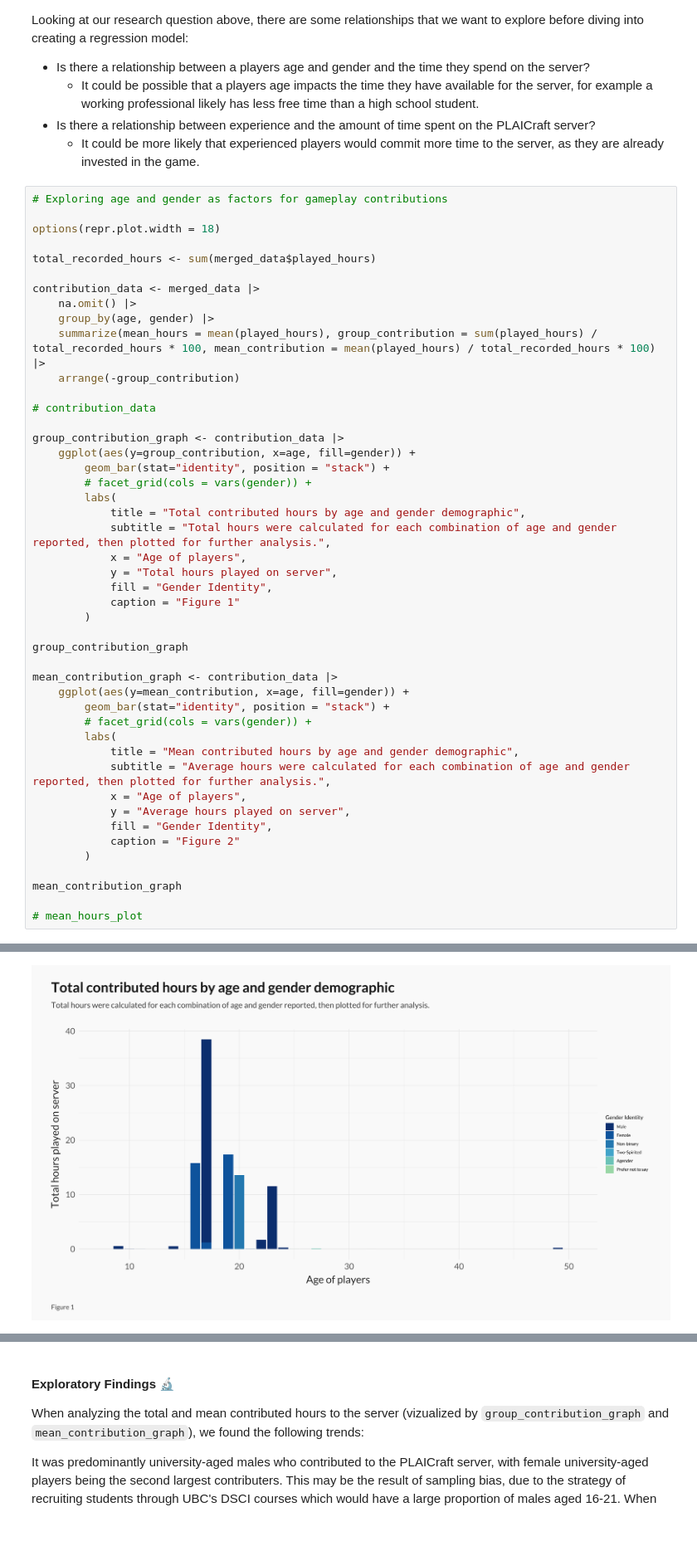
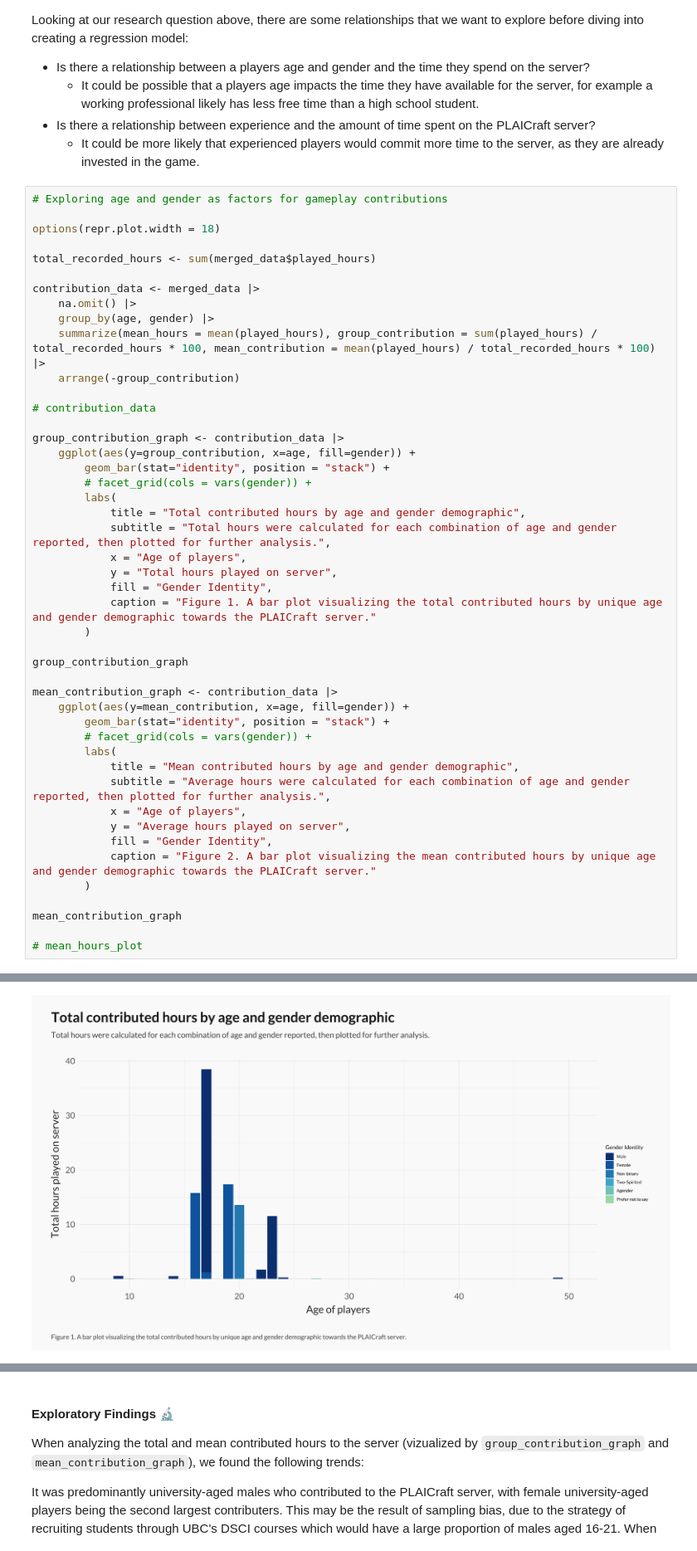
Before and after one commit to liammurray123/DSCI-100-Final-Project, a Jupyter notebook: Analysis.ipynb, the cells around one changed output, grey strips where cells are left out. Shown at 83% size. Saved outputs shown, nothing was run; the diff lists cells and outputs as text.

Commit message:
Added proper citations and references. Started making figure captions.

```diff
--- a/Analysis.ipynb
+++ b/Analysis.ipynb
@@ -368,33 +368,33 @@ group_contribution_graph <- contribution_data |>
         geom_bar(stat="identity", position = "stack") +
         # facet_grid(cols = vars(gender)) +
         labs(
             title = "Total contributed hours by age and gender demographic",
             subtitle = "Total hours were calculated for each combination of age and gender reported, then plotted for further analysis.",
             x = "Age of players",
             y = "Total hours played on server",
             fill = "Gender Identity",
-            caption = "Figure 1"
+            caption = "Figure 1. A bar plot visualizing the total contributed hours by unique age and gender demographic towards the PLAICraft server."
         )
 
 group_contribution_graph
 
 mean_contribution_graph <- contribution_data |>
     ggplot(aes(y=mean_contribution, x=age, fill=gender)) +
         geom_bar(stat="identity", position = "stack") +
         # facet_grid(cols = vars(gender)) +
         labs(
             title = "Mean contributed hours by age and gender demographic",
             subtitle = "Average hours were calculated for each combination of age and gender reported, then plotted for further analysis.",
             x = "Age of players",
             y = "Average hours played on server",
             fill = "Gender Identity",
-            caption = "Figure 2"
+            caption = "Figure 2. A bar plot visualizing the mean contributed hours by unique age and gender demographic towards the PLAICraft server."
         )
 
 mean_contribution_graph
 
 # mean_hours_plot
 # %% [output]
 `summarise()` has grouped output by 'age'. You can override using the `.groups`
 argument.
-[figure, old version]
+[figure, new version]
```
Also changed, not shown: parts of 8 cells of this notebook, 1 other file.
